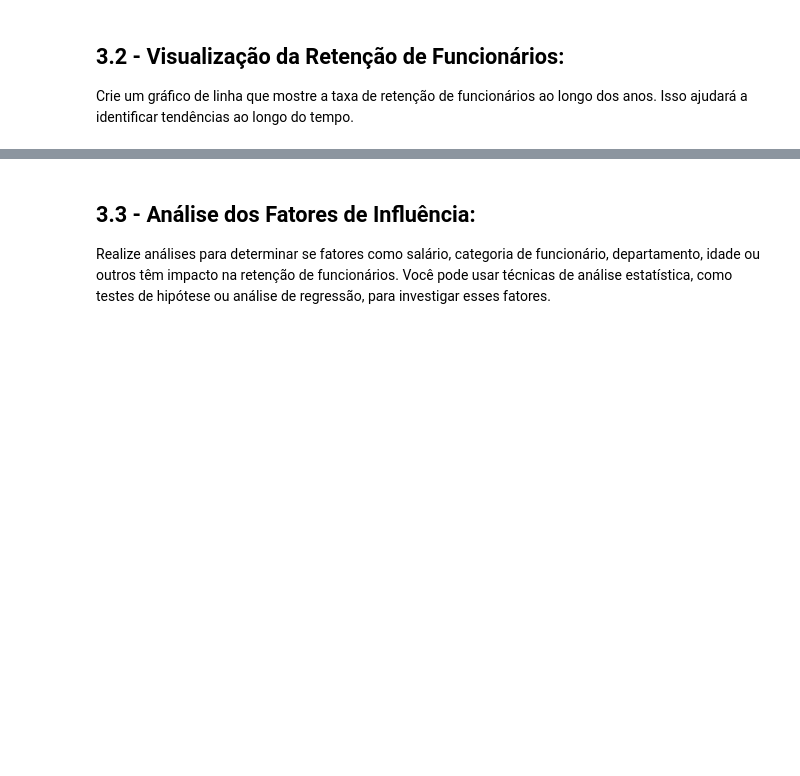
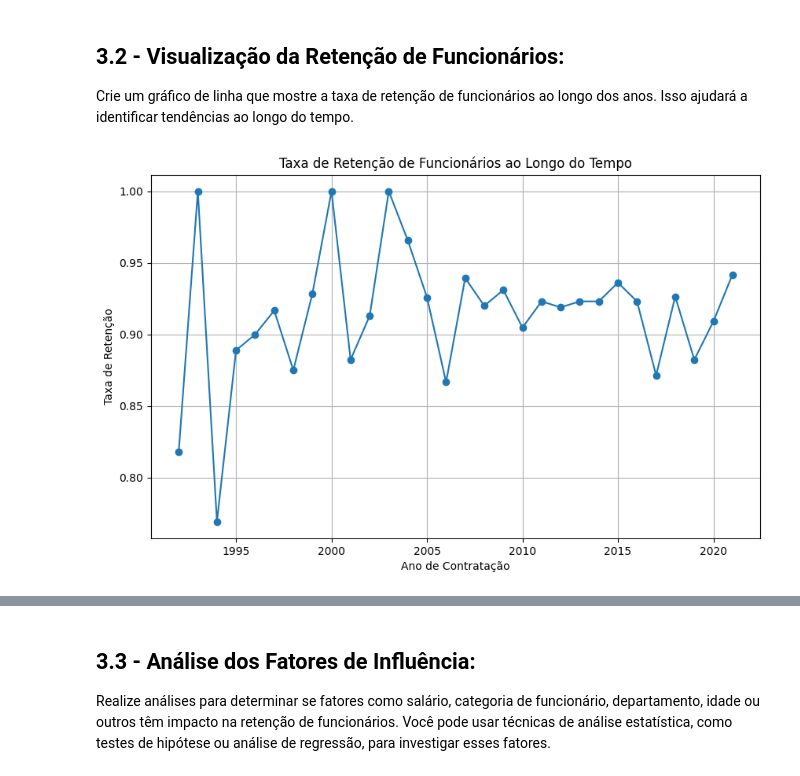
Before and after one commit to VictorCamolese/EBAC-DataAnalyticsProjects, a Jupyter notebook: employee_project/employees_project.ipynb, the cells around one changed output, grey strips where cells are left out. Cells and saved outputs as stored; diff of their text form; code cells hidden in the pictures; blank space fills up the shorter version.

```diff
--- a/employee_project/employees_project.ipynb
+++ b/employee_project/employees_project.ipynb
@@ -274,3 +280,12 @@ df.head()
 ## 3.1 - Análise da Retenção de Funcionários ao Longo do Tempo:
 
 Calcule a taxa de retenção de funcionários a cada ano. Para isso, você pode agrupar os dados por ano e calcular a proporção de funcionários que permaneceram empregados em relação ao total de funcionários naquele ano.
+# %%
+# DF para manipulacao
+df_fun_byear = df[['Hire Date','Hired','Category']].sort_values(by='Hire Date')
+
+# criando coluna que contenha somente os anos e apagando Hire Date
+df_fun_byear['Hire Year'] = df_fun_byear['Hire Date'].dt.year
+df_fun_byear = df_fun_byear.drop(columns='Hire Date')
+
+df_fun_byear.head(3)
@@ -276,0 +297,3 @@ Calcule a taxa de retenção de funcionários a cada ano. Para isso, você pode
+# %%
+# definindo a taxa de retencao de funcionarios por ano
+retention_rate = df_fun_byear.groupby('Hire Year')['Hired'].mean()
@@ -278,3 +309,21 @@ Calcule a taxa de retenção de funcionários a cada ano. Para isso, você pode
 ## 3.2 - Visualização da Retenção de Funcionários:
 
 Crie um gráfico de linha que mostre a taxa de retenção de funcionários ao longo dos anos. Isso ajudará a identificar tendências ao longo do tempo.
+# %%
+import matplotlib.pyplot as plt
+
+# criando o grafico
+plt.figure(figsize=(10, 6))
+retention_rate.plot(kind='line', marker='o')
+plt.xlabel('Ano de Contratação')
+plt.ylabel('Taxa de Retenção')
+plt.title('Taxa de Retenção de Funcionários ao Longo do Tempo')
+plt.grid(True)
+
+# salvando a imagem
+plt.savefig('retention_rate.jpeg', format='jpeg')
+
+# apresentando imagem
+plt.show()
+# %% [output]
+[figure, added]
```
Also changed, not shown: parts of 14 cells of this notebook, 1 other file.
